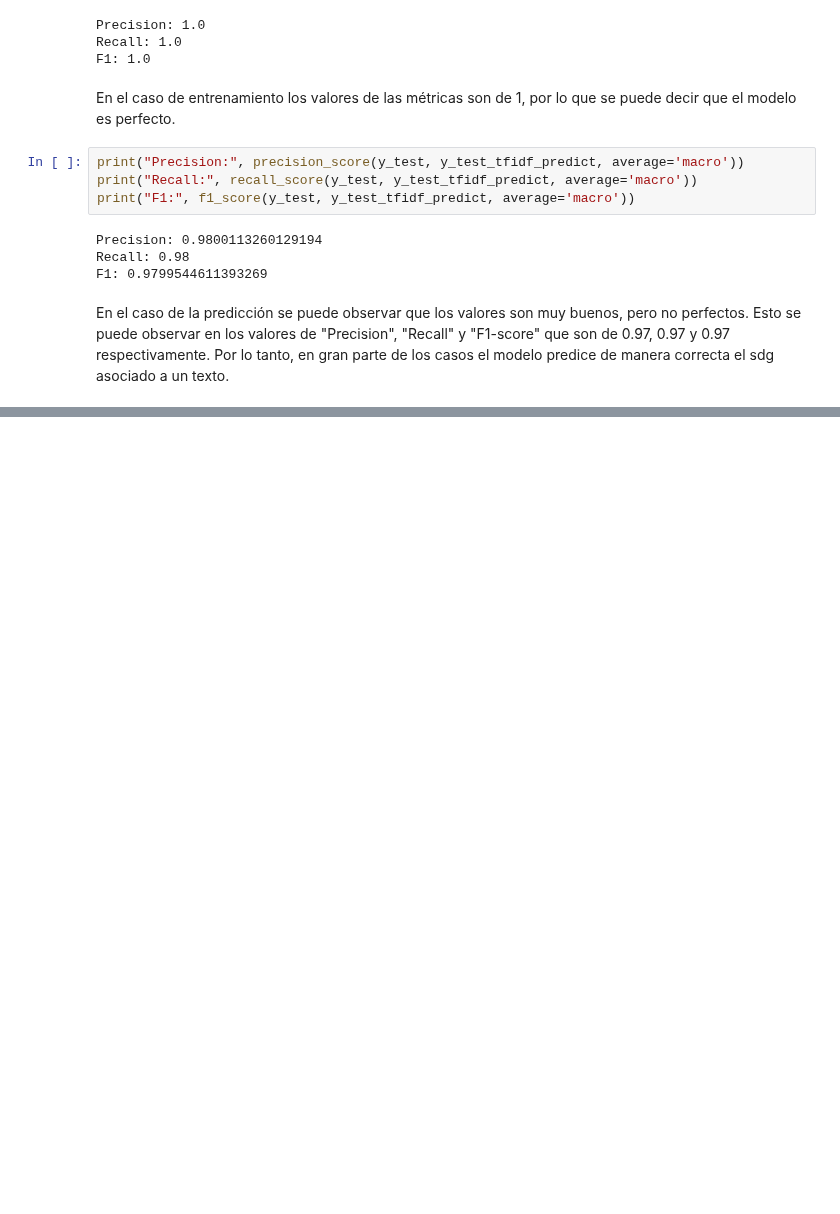
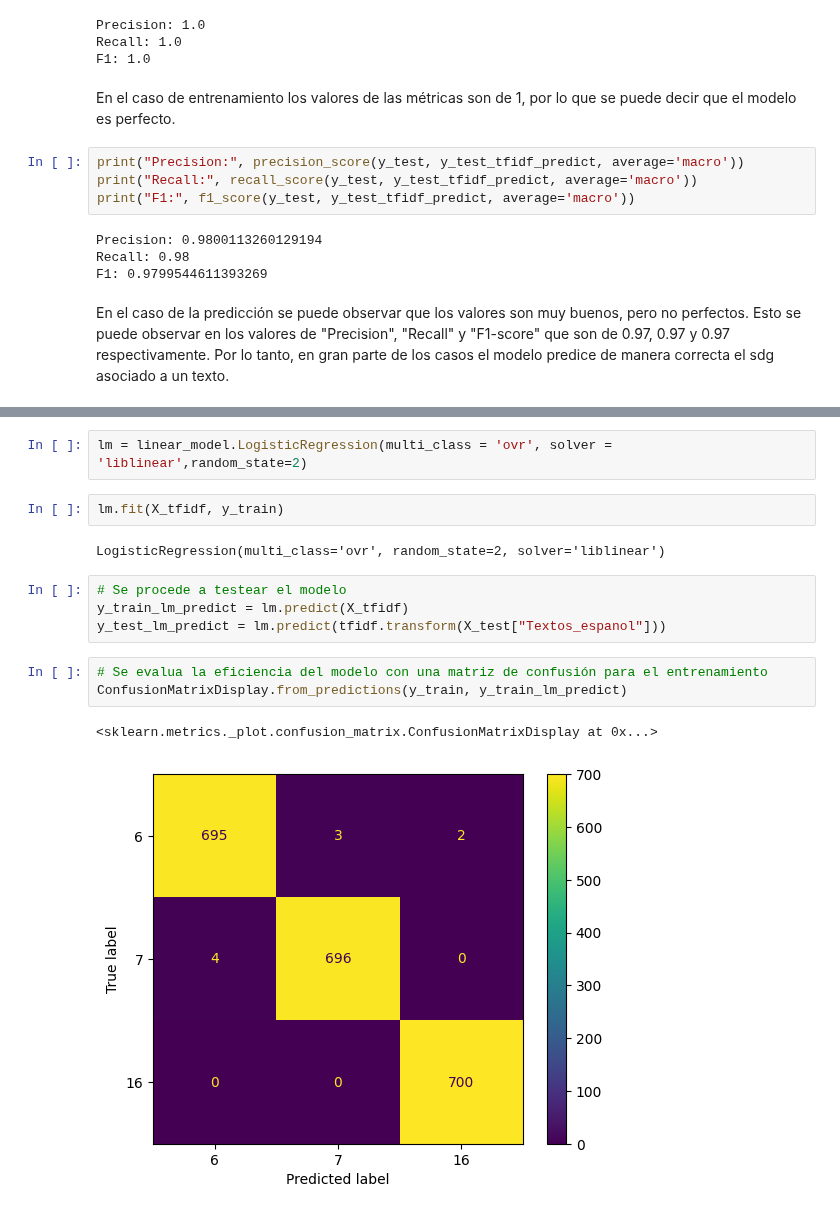
Before and after one commit to Buisness-Inteligence-Para-FashionPlace/Proyecto_1_Grupo16, a Jupyter notebook: proyecto1.ipynb, the cells around one changed output, grey strips where cells are left out. Saved outputs shown, nothing was run; the diff lists cells and outputs as text; blank space fills up the shorter version.

Commit message:
Modelo 3 Logistic regression

```diff
--- a/proyecto1.ipynb
+++ b/proyecto1.ipynb
@@ -388,0 +397,16 @@ En el caso de la predicción se puede observar que los valores son muy buenos, p
+# %%
+lm = linear_model.LogisticRegression(multi_class = 'ovr', solver = 'liblinear',random_state=2)
+# %%
+lm.fit(X_tfidf, y_train)
+# %% [output]
+LogisticRegression(multi_class='ovr', random_state=2, solver='liblinear')
+# %%
+# Se procede a testear el modelo
+y_train_lm_predict = lm.predict(X_tfidf)
+y_test_lm_predict = lm.predict(tfidf.transform(X_test["Textos_espanol"]))
+# %%
+# Se evalua la eficiencia del modelo con una matriz de confusión para el entrenamiento
+ConfusionMatrixDisplay.from_predictions(y_train, y_train_lm_predict)
+# %% [output]
+<sklearn.metrics._plot.confusion_matrix.ConfusionMatrixDisplay at 0x...>
+[figure, added]
```
Also changed, not shown: parts of 6 cells of this notebook.
